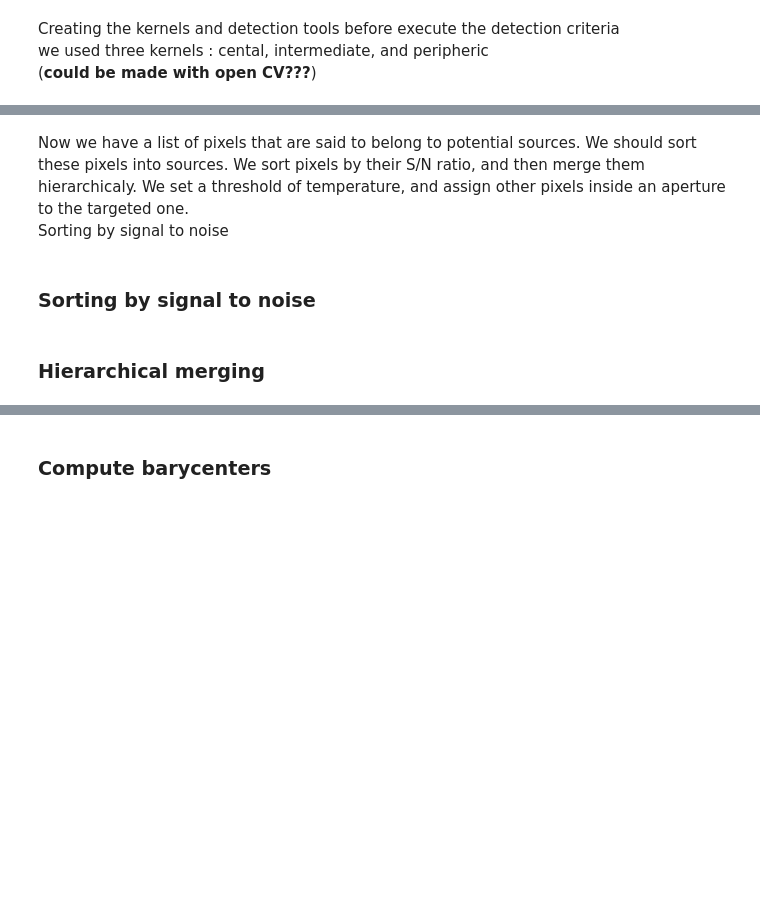
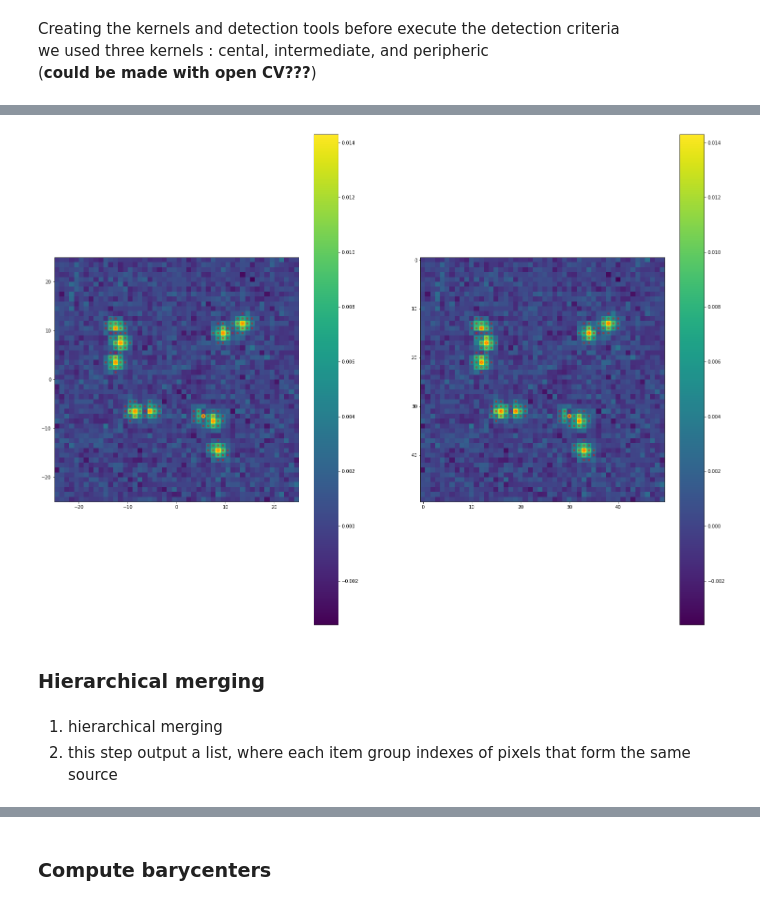
Before and after one commit to ali7amie/Tianlai, a Jupyter notebook: source_finder.ipynb, the cells around one changed output, grey strips where cells are left out. Saved outputs shown, nothing was run; the diff lists cells and outputs as text; code cells hidden in the pictures; blank space fills up the shorter version.

```diff
--- a/source_finder.ipynb
+++ b/source_finder.ipynb
@@ -175,3 +211,6 @@ simulation_dataframe
 # %%
 def rectmap_statistics(rectmap):
     return(np.median(rectmap),np.std(rectmap))
+
+global_stat=rectmap_statistics(rectmap)
+global_stat
@@ -203,15 +244,16 @@ def create_kernels(detection_kernels_size):
 
     #create intermediate kernel
     normalization2 = 1/(detection_kernels_size[1]**2 - detection_kernels_size[0]**2)
-    intermediate_kernel = normalization2 * np.pad(0*central_detection_kernel,int((detection_kernels_size[1]-detection_kernels_size[0])/2),pad_with)
+    intermediate_kernel = normalization2 * np.pad(0*central_kernel,int((detection_kernels_size[1]-detection_kernels_size[0])/2),pad_with)
 
     #create peripherical kernel
     normalization3 = 1/(detection_kernels_size[2]**2 - detection_kernels_size[1]**2)
-    peripherical_kernel = normalization3 * np.pad(0*intermediate_detection_kernel,int((detection_kernels_size[2]-detection_kernels_size[1])/2),pad_with)
+    peripherical_kernel = normalization3 * np.pad(0*intermediate_kernel,int((detection_kernels_size[2]-detection_kernels_size[1])/2),pad_with)
 
 
 
 
     return (central_kernel, intermediate_kernel, peripherical_kernel)
 
-kernels=create_kernels((3,5,7))
+detection_kernels_size=(3,5,7)
+kernels=create_kernels(detection_kernels_size)
@@ -285,14 +338,15 @@ def detection(conv_maps,n):
        The detection threshold '''
 
 
-     threshold = conv_maps[3] + n * global_std
+     threshold = conv_maps[3] + n * global_stat[1]
      first_condition = conv_maps[0] >= threshold
      detected_src_coor_upper_pixcorner = np.where( first_condition )  #this list of coordinate are in the upper system (vertical from top, horizontal from left) and each pixel is localized by its corner
      signal = rectmap[detected_src_coor_upper_pixcorner]
      local_bg = conv_maps[3][detected_src_coor_upper_pixcorner]
-     signal_to_noise = signal/local_bg
-     raw_detected_pix=np.column_stack((detected_src_coor_upper_pixcorner[0],detected_src_coor_upper_pixcorner[1],signal,local_bg,signal_to_noise))
-     raw_detection = pd.DataFrame(raw_detected_pix,columns=['vertical coor','horizontal coor','Amplitude [K]','Local bg','S/N'])
+     local_bg_std = conv_maps[4][detected_src_coor_upper_pixcorner]
+     signal_to_noise = signal/local_bg_std
+     raw_detected_pix=np.column_stack((detected_src_coor_upper_pixcorner[0],detected_src_coor_upper_pixcorner[1],signal,local_bg,local_bg_std,signal_to_noise,np.zeros(len(signal))))
+     raw_detection = pd.DataFrame(raw_detected_pix,columns=['vertical coor','horizontal coor','Amplitude [K]','Local median','Local std','S/N','Flag'])
      sorter=np.flip(np.argsort(raw_detection['S/N']))
      sorted_raw_detection = raw_detection.iloc[sorter]
      return sorted_raw_detection
@@ -302,8 +370,44 @@ sorted_raw_detection
-# %% [markdown]
-Now we have a list of pixels that are said to belong to potential sources. We should sort these pixels into sources. We sort pixels by their S/N ratio, and then merge them hierarchicaly. We set a threshold of temperature, and assign other pixels inside an aperture to the targeted one.<br>
-Sorting by signal to noise
-# %% [markdown]
-### Sorting by signal to noise
+# %%
+import matplotlib.pyplot as plt
+
+from photutils.aperture import CircularAperture
+
+import convert_map_index
+
+simulated_coor_center=convert_map_index.convert_upper_to_center( [ simulated_catalog[:,0],simulated_catalog[:,1] ] , np.shape(rectmap)[0],len(simulated_catalog[:,0]) )[4]
+coor_center=convert_map_index.convert_upper_to_center([sorted_raw_detection['vertical coor'],sorted_raw_detection['horizontal coor']],np.shape(rectmap)[0],len(sorted_raw_detection['vertical coor']))[4]
+
+
+
+detected_pixels_center = CircularAperture(coor_center, r=0.15)
+detected_pixels_upper = CircularAperture(np.transpose((sorted_raw_detection['horizontal coor'],sorted_raw_detection['vertical coor'])), r=0.15)
+
+
+simulated_src_center=CircularAperture(simulated_coor_center, r=0.3)
+simulated_src_upper=CircularAperture(np.transpose((simulated_catalog[:,1],simulated_catalog[:,0])), r=0.3)
+
+
+
+plt.figure(figsize=[25.6, 19.2])
+
+plt.subplot(121)
+plt.imshow(rectmap,extent=(-np.shape(rectmap)[0]/2, np.shape(rectmap)[0]/2, -np.shape(rectmap)[0]/2, np.shape(rectmap)[0]/2))
+plt.colorbar()
+detected_pixels_center.plot(color='red', lw=1.5, alpha=0.5)
+simulated_src_center.plot(color='orange', lw=3, alpha=0.9)
+
+plt.subplot(122)
+plt.imshow(rectmap)
+plt.colorbar()
+simulated_src_upper.plot(color='orange', lw=3, alpha=0.9)
+detected_pixels_upper.plot(color='red', lw=1.5, alpha=0.5)
+
+plt.show(block=False)
+# %% [output]
+[figure, added]
 # %% [markdown]
 ### Hierarchical merging
+# %% [markdown]
+1. hierarchical merging
+2. this step output a list, where each item group indexes of pixels that form the same source
 # %%
```
Also changed, not shown: parts of 36 cells of this notebook.
